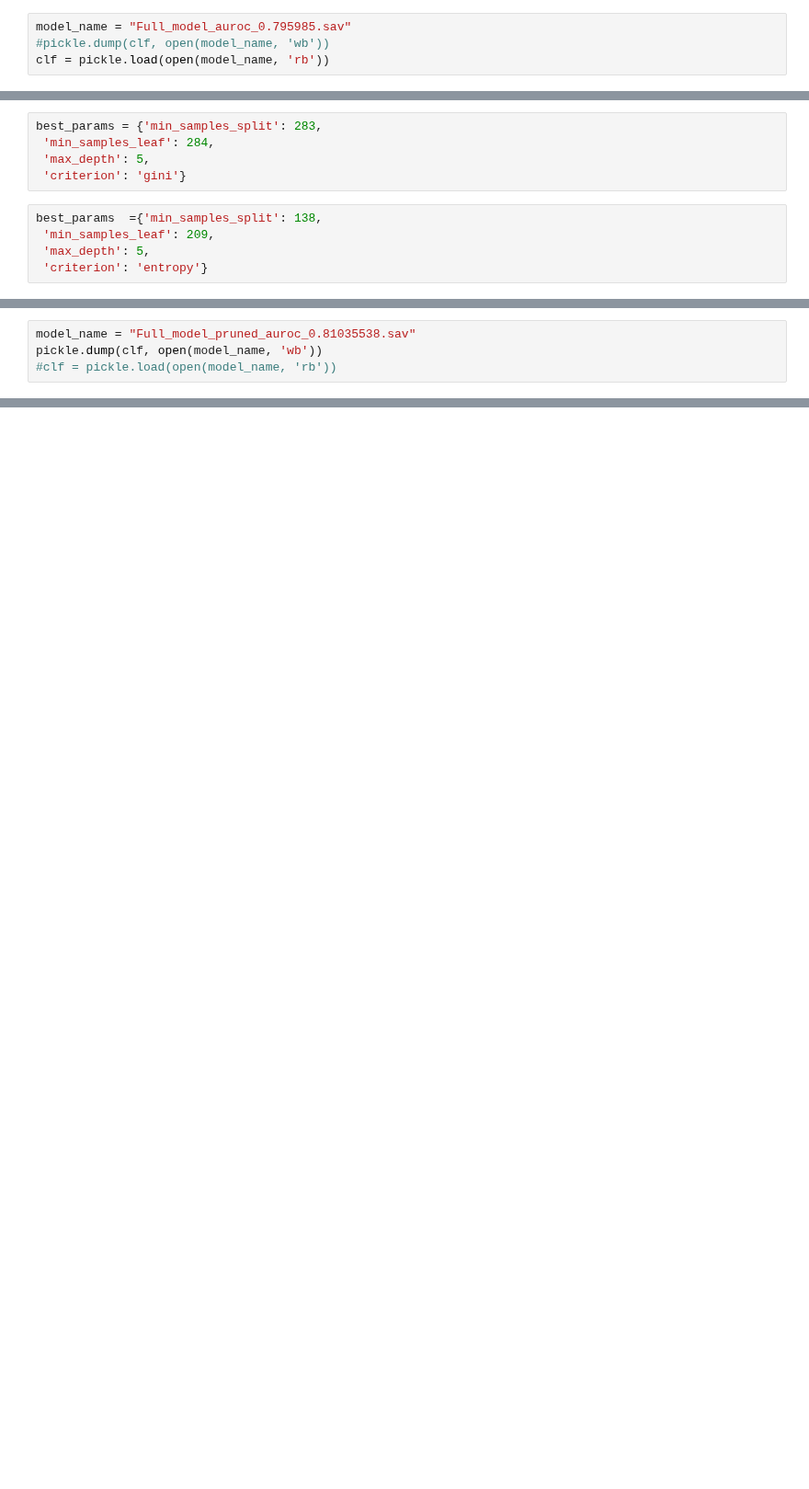
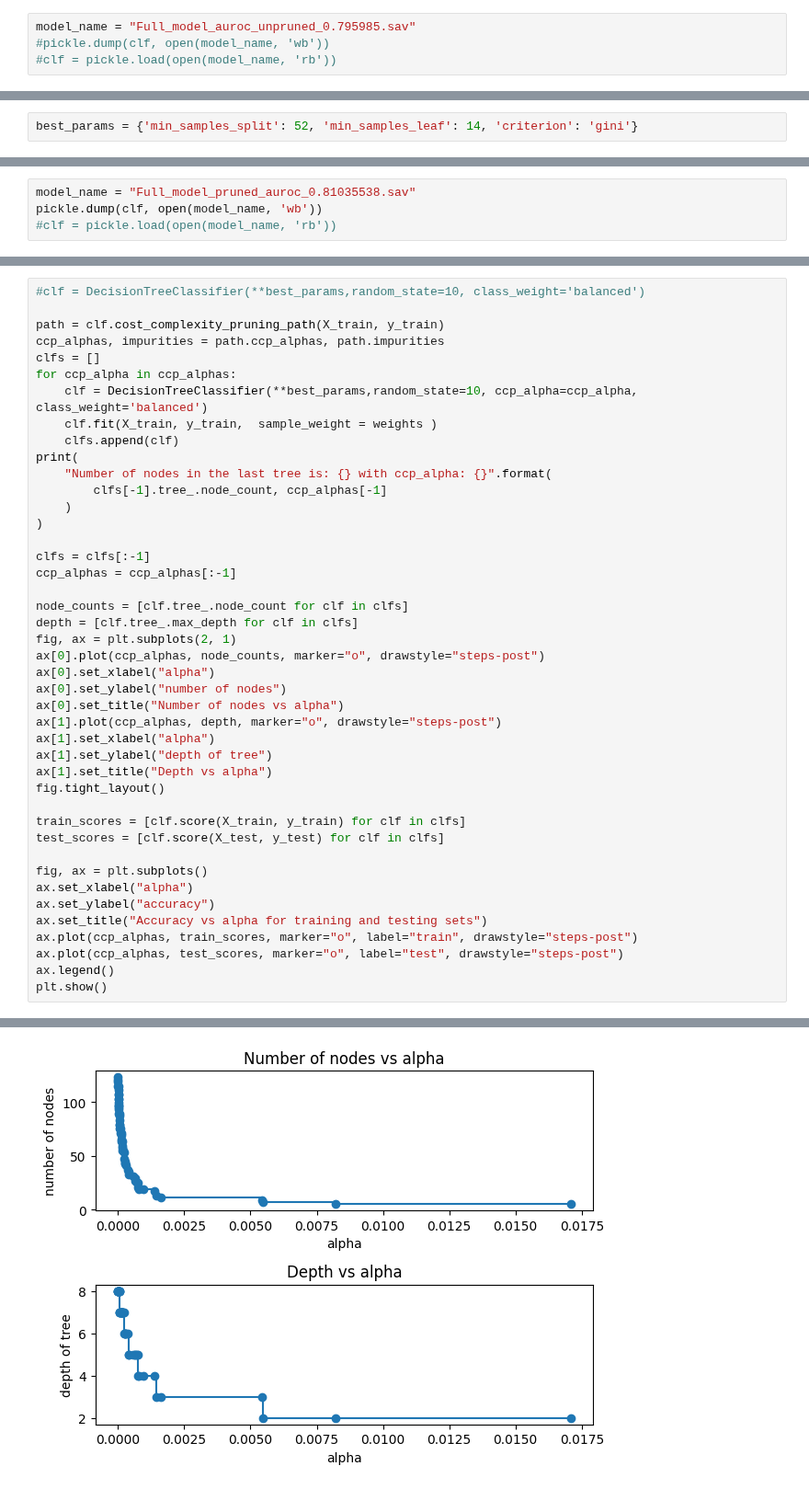
Before and after one commit to RachelMurray-Watson/COVID_forecasting, a Jupyter notebook: HSA_classifier.ipynb, the cells around one changed output, grey strips where cells are left out. Shown at 92% size. Cells and saved outputs as stored; diff of their text form; blank space fills up the shorter version.

```diff
--- a/HSA_classifier.ipynb
+++ b/HSA_classifier.ipynb
@@ -305,7 +322,7 @@ auROC: 0.7976930760060573
 # %%
-model_name = "Full_model_auroc_0.795985.sav"
+model_name = "Full_model_auroc_unpruned_0.795985.sav"
 #pickle.dump(clf, open(model_name, 'wb'))
-clf = pickle.load(open(model_name, 'rb'))
+#clf = pickle.load(open(model_name, 'rb'))
 # %%
 # Calculate confusion matrix
 conf_matrix = confusion_matrix(y_test, y_pred)
@@ -418,12 +435,4 @@ for prediction_week in weeks_to_predict:
     accuracy = accuracy_score(y_test[0], y_pred)
     ROC_by_week.append(roc_auc_score(y_test[0], y_pred))
 # %%
-best_params = {'min_samples_split': 283,
- 'min_samples_leaf': 284,
- 'max_depth': 5,
- 'criterion': 'gini'}
+best_params = {'min_samples_split': 52, 'min_samples_leaf': 14, 'criterion': 'gini'}
-# %%
-best_params  ={'min_samples_split': 138,
- 'min_samples_leaf': 209,
- 'max_depth': 5,
- 'criterion': 'entropy'}
@@ -508,0 +686,44 @@ pickle.dump(clf, open(model_name, 'wb'))
+# %%
+#clf = DecisionTreeClassifier(**best_params,random_state=10, class_weight='balanced')
+
+path = clf.cost_complexity_pruning_path(X_train, y_train)
+ccp_alphas, impurities = path.ccp_alphas, path.impurities
+clfs = []
+for ccp_alpha in ccp_alphas:
+    clf = DecisionTreeClassifier(**best_params,random_state=10, ccp_alpha=ccp_alpha,  class_weight='balanced')
+    clf.fit(X_train, y_train,  sample_weight = weights )
+    clfs.append(clf)
+print(
+    "Number of nodes in the last tree is: {} with ccp_alpha: {}".format(
+        clfs[-1].tree_.node_count, ccp_alphas[-1]
+    )
+)
+
+clfs = clfs[:-1]
+ccp_alphas = ccp_alphas[:-1]
+
+node_counts = [clf.tree_.node_count for clf in clfs]
+depth = [clf.tree_.max_depth for clf in clfs]
+fig, ax = plt.subplots(2, 1)
+ax[0].plot(ccp_alphas, node_counts, marker="o", drawstyle="steps-post")
+ax[0].set_xlabel("alpha")
+ax[0].set_ylabel("number of nodes")
+ax[0].set_title("Number of nodes vs alpha")
+ax[1].plot(ccp_alphas, depth, marker="o", drawstyle="steps-post")
+ax[1].set_xlabel("alpha")
+ax[1].set_ylabel("depth of tree")
+ax[1].set_title("Depth vs alpha")
+fig.tight_layout()
+
+train_scores = [clf.score(X_train, y_train) for clf in clfs]
+test_scores = [clf.score(X_test, y_test) for clf in clfs]
+
+fig, ax = plt.subplots()
+ax.set_xlabel("alpha")
+ax.set_ylabel("accuracy")
+ax.set_title("Accuracy vs alpha for training and testing sets")
+ax.plot(ccp_alphas, train_scores, marker="o", label="train", drawstyle="steps-post")
+ax.plot(ccp_alphas, test_scores, marker="o", label="test", drawstyle="steps-post")
+ax.legend()
+plt.show()
+# %% [output]
@@ -508,0 +731 @@ pickle.dump(clf, open(model_name, 'wb'))
+[figure, added]
```
Also changed, not shown: parts of 17 cells of this notebook.
